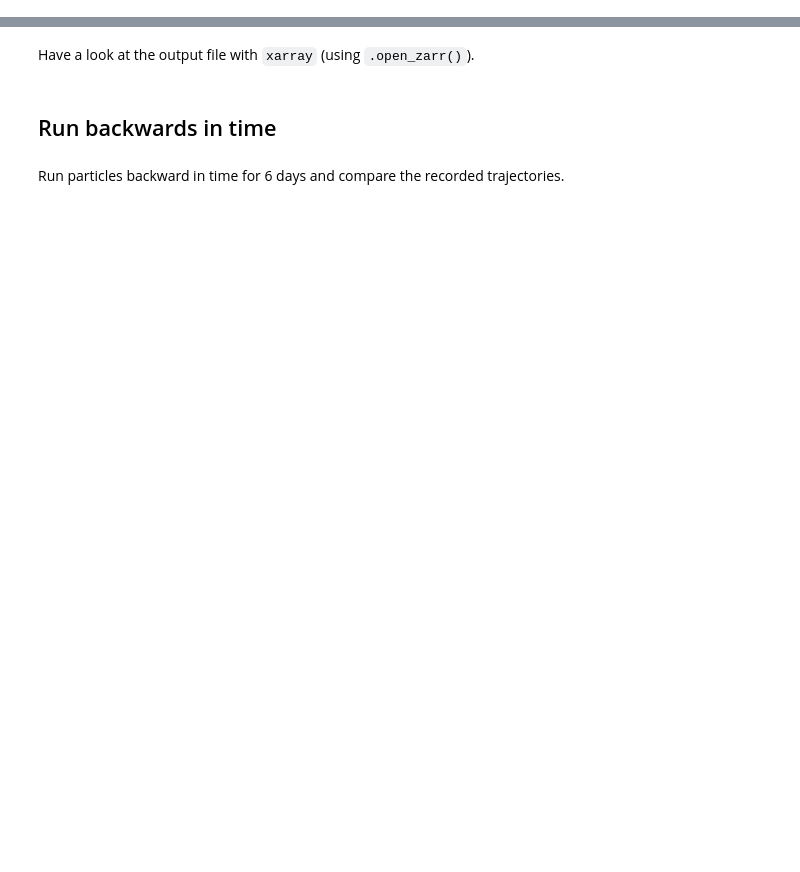
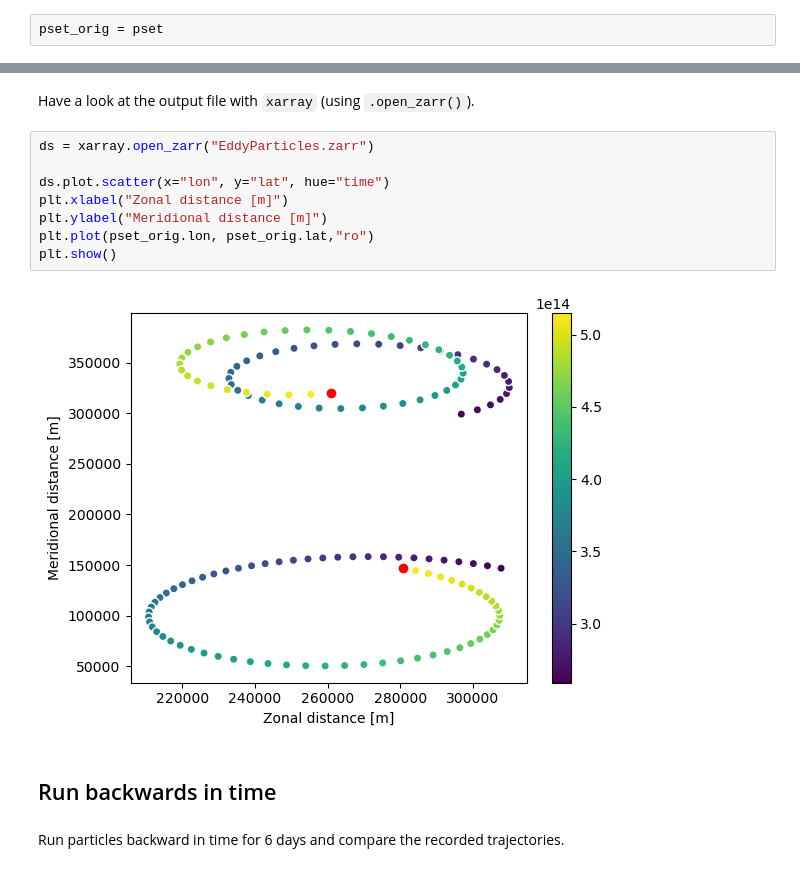
Before and after one commit to geomar-od-lagrange/2024-10_parcels-workshop, a Jupyter notebook: notebooks/010_quickstart_idealised_currents.ipynb, the cells around one changed output, grey strips where cells are left out. Drawn from its saved outputs; the diff is of its cells as text; blank space fills up the shorter version.

```diff
--- a/notebooks/010_quickstart_idealised_currents.ipynb
+++ b/notebooks/010_quickstart_idealised_currents.ipynb
@@ -28,2 +50,4 @@ Create a particleset using `ParticleSet.from_list()` starting on the `lon=3.3e5`
+# %%
+pset_orig = pset
 # %% [markdown]
 Have a look at the `particleset`. (Print and plot `pset.lon` and `pset.lat` along with the `fieldset`.)
@@ -40,5 +119,15 @@ Define a `ParticleFile` (passed to `.execute()` as `output_file`) "EddyParticles
 # %% [markdown]
 Have a look at the output file with `xarray` (using `.open_zarr()`).
+# %%
+ds = xarray.open_zarr("EddyParticles.zarr")
+
+ds.plot.scatter(x="lon", y="lat", hue="time")
+plt.xlabel("Zonal distance [m]")
+plt.ylabel("Meridional distance [m]")
+plt.plot(pset_orig.lon, pset_orig.lat,"ro")
+plt.show()
+# %% [output]
+[figure, added]
 # %% [markdown]
 ## Run backwards in time
 # %% [markdown]
```
Also changed, not shown: parts of 21 cells of this notebook, 17 other files.
